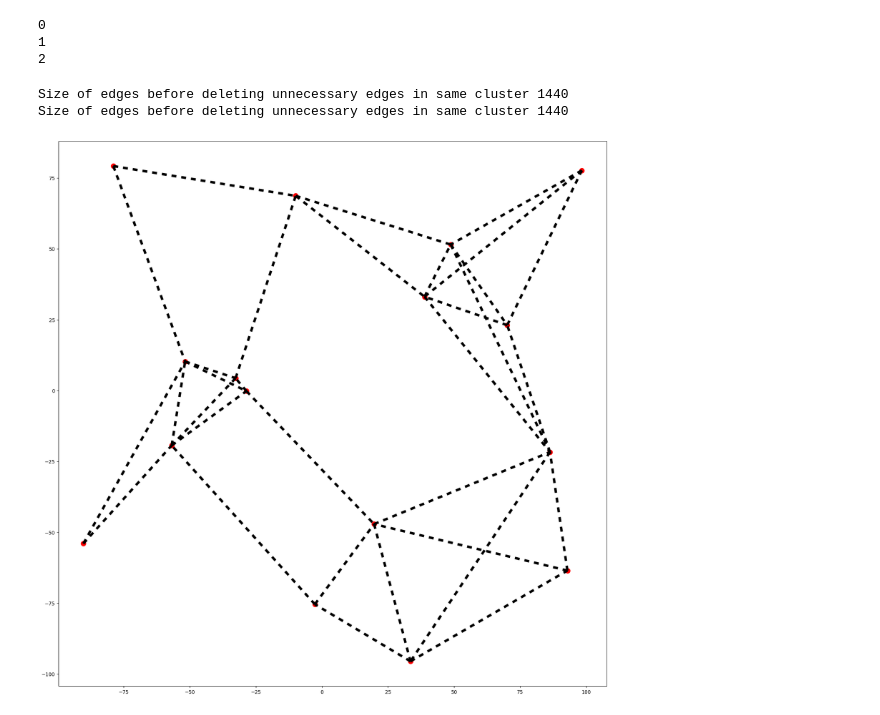
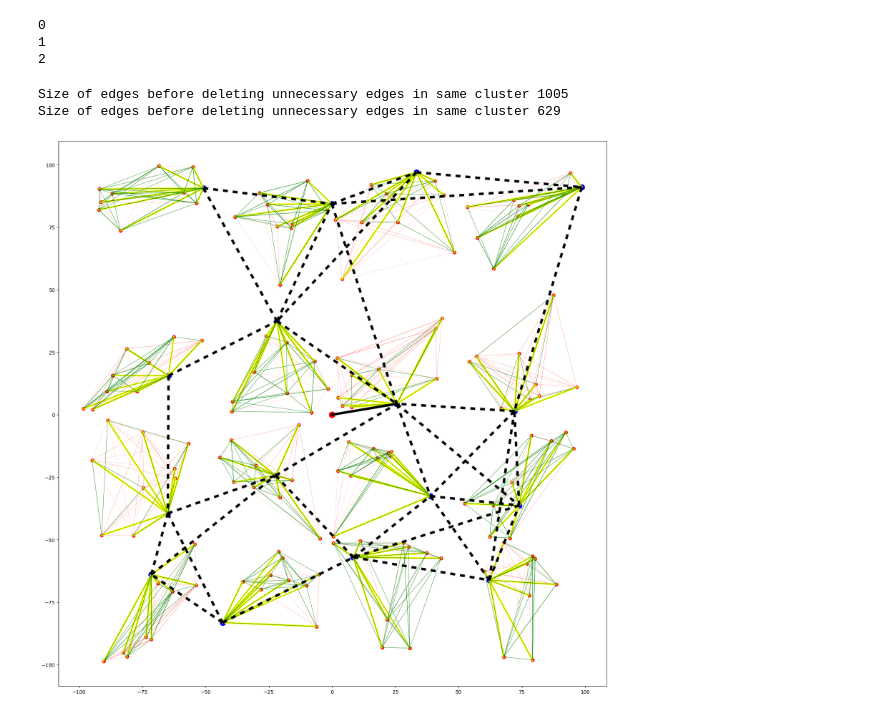
Before and after one commit to fongsd/ri-projekat, a Jupyter notebook: ri_projekat.ipynb, the cells around one changed output. Saved outputs shown, nothing was run; the diff lists cells and outputs as text; code cells hidden in the pictures.

```diff
--- a/ri_projekat.ipynb
+++ b/ri_projekat.ipynb
@@ -150,17 +150,17 @@ def calculateNumOfEdges():
 # %%
 
 plt.figure(figsize=(15, 15))
-# for i_0 in range(len(bounds_xs)):
-#     for j_0 in range(len(bounds_ys)):
-#         plt.plot([bounds_xs[i_0], bounds_xs[i_0]], [min(bounds_ys), max(bounds_xs)], color ="green", dashes = [1])
-#         plt.plot([min(bounds_xs), max(bounds_xs)], [bounds_ys[j_0], bounds_ys[j_0]], color ="green", dashes = [1])
+for i_0 in range(len(bounds_xs)):
+    for j_0 in range(len(bounds_ys)):
+        plt.plot([bounds_xs[i_0], bounds_xs[i_0]], [min(bounds_ys), max(bounds_xs)], color ="green", dashes = [1])
+        plt.plot([min(bounds_xs), max(bounds_xs)], [bounds_ys[j_0], bounds_ys[j_0]], color ="green", dashes = [1])
 
 
 
 for i_0 in range(1,len(bounds_xs)):
     for j_0 in range(1,len(bounds_ys)):
-#         plt.plot([bounds_xs[i_0], bounds_xs[i_0]], [min_ys - 2, max_ys +2], color ="green", dashes = [1])
-#         plt.plot([min_xs - 2, max_xs + 2], [bounds_ys[j_0], bounds_ys[j_0]], color ="green", dashes = [1])
+        # plt.plot([bounds_xs[i_0], bounds_xs[i_0]], [min_ys - 2, max_ys +2], color ="green", dashes = [1])
+        # plt.plot([min_xs - 2, max_xs + 2], [bounds_ys[j_0], bounds_ys[j_0]], color ="green", dashes = [1])
         list_of_nodes_in_current_cluster = []
         for _ in range(10):
             node = (random.uniform(bounds_xs[i_0-1], bounds_xs[i_0]), random.uniform(bounds_ys[j_0-1], bounds_ys[j_0]))
@@ -171,7 +171,7 @@ for i_0 in range(1,len(bounds_xs)):
         for i in range(len(nodes_hash["cluster_{}_{}".format(i_0, j_0)])):
             for j in range(len(nodes_hash["cluster_{}_{}".format(i_0, j_0)])):
                 if i != j:
-                    # if random.random() > 0.7:
+                    if random.random() > 0.3:
                         plt.plot([nodes_hash["cluster_{}_{}".format(i_0, j_0)][i][0], nodes_hash["cluster_{}_{}".format(i_0, j_0)][j][0]], [nodes_hash["cluster_{}_{}".format(i_0, j_0)][i][1], nodes_hash["cluster_{}_{}".format(i_0, j_0)][j][1]], color ="blue", lw = 0.5, dashes = [2])
                         edges_for_current_cluster.append((nodes_hash["cluster_{}_{}".format(i_0, j_0)][i], nodes_hash["cluster_{}_{}".format(i_0, j_0)][j]))
         if len(edges_for_current_cluster) > 0:
@@ -183,7 +183,7 @@ for i_0 in range(1,len(bounds_xs)):
             if checkNode != max_node:
                 if ((max_node, checkNode) not in edges_for_current_cluster) and ((checkNode, max_node) not in edges_for_current_cluster):
                     plt.plot([max_node[0], checkNode[0]], [max_node[1], checkNode[1]], color = "red", dashes = [2])
-                    # edges_for_current_cluster.append((max_node, checkNode))
+                    edges_for_current_cluster.append((max_node, checkNode))
         edge_list_per_cluster["cluster_{}_{}".format(i_0, j_0)] = edges_for_current_cluster
 
 
@@ -199,7 +199,7 @@ for i_0 in range(1,len(bounds_xs)):
                 if random.random() > 0.5 and (i_node,picked_node) not in edges_between_nodes_in_different_clusters:
     #                 print(i_node)
                     picked_node = nodes_hash["cluster_{}_{}".format(i_0, j_0)][node]
-                    # plt.plot([picked_node[0], i_node[0]], [picked_node[1], i_node[1]], color = "red", lw=0.5, dashes = [3])
+                    plt.plot([picked_node[0], i_node[0]], [picked_node[1], i_node[1]], color = "red", lw=0.5, dashes = [3])
                     edges_between_nodes_in_different_clusters.append((i_node, picked_node))
 
 plt.plot(bounds_ys,[0 for _ in range(len(bounds_ys))], color = "black", lw=3)
@@ -272,38 +275,38 @@ for i in range(len([1,2,3])):
 # %%
-# init_main_nodes_connected_to_central()
+init_main_nodes_connected_to_central()
 
 
 plt.figure(figsize = (20, 20))
 print("Size of edges before deleting unnecessary edges in same cluster " + str(calculateNumOfEdges()))
-# delete_unnecessary_edges_in_clusters(main_nodes, edge_list_per_cluster)
-# draw_edges(edge_list_per_cluster)
+delete_unnecessary_edges_in_clusters(main_nodes, edge_list_per_cluster)
+draw_edges(edge_list_per_cluster)
 print("Size of edges before deleting unnecessary edges in same cluster " + str(calculateNumOfEdges()))
 
 draw_main_nodes(main_nodes)
-# closest_node = find_closest_node_to_central(main_nodes)
-# main_node_connected_to_central[closest_node] = True
+closest_node = find_closest_node_to_central(main_nodes)
+main_node_connected_to_central[closest_node] = True
 connected_main_nodes = []
 connect_main_nodes(main_nodes)
 connect_main_nodes(main_nodes)
-# recursively_set_other_nodes_as_connected_to_central(closest_node, main_node_connected_to_central, connected_main_nodes)
-# plt.scatter([central_node[0]], [central_node[1]], color = "red", s = 150)
+recursively_set_other_nodes_as_connected_to_central(closest_node, main_node_connected_to_central, connected_main_nodes)
+plt.scatter([central_node[0]], [central_node[1]], color = "red", s = 150)
 # plt.scatter([neigbour[0]], [neigbour[1]], color = "green", s = 130)
 
 for x in connected_main_nodes:
 #     if x[1] != None:
         plt.plot([x[0][0], x[1][0]], [x[0][1], x[1][1]], lw = 5, color = "black", dashes = [2])
 #         plt.scatter([x[0][0], x[1][0]], [x[0][1], x[1][1]])
 
 
 for x in main_node_connected_to_central.keys():
     if main_node_connected_to_central[x] == True:
         plt.scatter([x[0]], [x[1]], color = "blue", s = 130)
 
 fix_disconnected_main_nodes(connected_main_nodes, main_node_connected_to_central)
 
-# plt.plot([central_node[0], closest_node[0]], [central_node[1], closest_node[1]], lw = 5, color = "black")
+plt.plot([central_node[0], closest_node[0]], [central_node[1], closest_node[1]], lw = 5, color = "black")
 plt.savefig("slika.png")
 # %% [output]
-Size of edges before deleting unnecessary edges in same cluster 1440
-Size of edges before deleting unnecessary edges in same cluster 1440
+Size of edges before deleting unnecessary edges in same cluster 1005
+Size of edges before deleting unnecessary edges in same cluster 629
-[figure, old version]
+[figure, new version]
```
Also changed, not shown: parts of 8 cells of this notebook, 13 other files.
